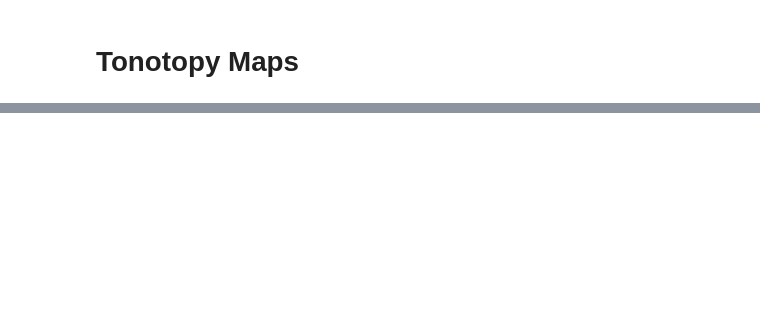
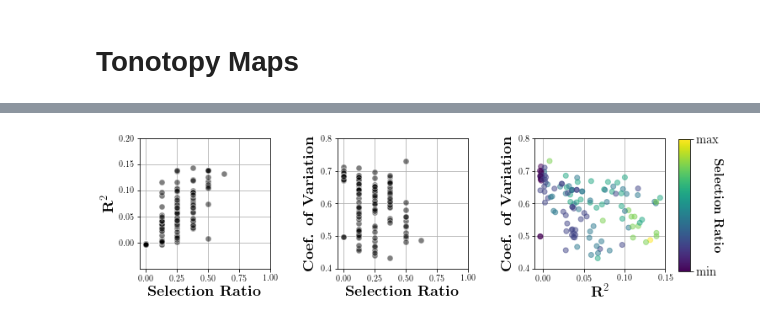
Before and after one commit to BouchardLab/neuroinference, a Jupyter notebook: notebooks/tuning/ecog_tuning_analysis.ipynb, the cells around one changed output, grey strips where cells are left out. Cells and saved outputs as stored; diff of their text form; code cells hidden in the pictures; blank space fills up the shorter version.

```diff
--- a/notebooks/tuning/ecog_tuning_analysis.ipynb
+++ b/notebooks/tuning/ecog_tuning_analysis.ipynb
@@ -246,0 +263,89 @@ plt.tight_layout()
+# %%
+Y = ecog.get_response_matrix(
+    bounds=(40, 60),
+    band='HG',
+    electrodes=None,
+    transform=None)
+# %%
+coef_of_var = np.mean(Y, axis=0) / np.std(Y, axis=0)
+uoi_bic_sr = np.count_nonzero(np.median(fits['uoi_lasso_bic/tuning_coefs'], axis=0), axis=-1) / 8
+uoi_bic_r2 = np.mean(fits['uoi_lasso_bic/r2'], axis=0)
+# %%
+fig, axes = plt.subplots(1, 3, figsize=(10, 3))
+
+
+axes[0].scatter(
+    uoi_bic_sr,
+    uoi_bic_r2,
+    alpha=0.50,
+    s=50,
+    color='k',
+    edgecolor='white')
+
+axes[1].scatter(
+    uoi_bic_sr,
+    coef_of_var,
+    alpha=0.50,
+    s=50,
+    color='k',
+    edgecolor='white')
+
+axes[2].scatter(
+    uoi_bic_r2,
+    coef_of_var,
+    c=plt.get_cmap('viridis')((255 * uoi_bic_sr / np.max(uoi_bic_sr)).astype('int')),
+    alpha=0.50)
+
+cax = fig.add_axes([0.98, 0.2, 0.02, 0.73])
+cb = fig.colorbar(
+    matplotlib.cm.ScalarMappable(cmap='viridis'),
+    ticks=[0, 1],
+    cax=cax,
+    orientation='vertical')
+cb.set_label(r'\textbf{Selection Ratio}',
+             fontsize=15,
+             rotation=270)
+cb.ax.tick_params(labelsize=15)
+cb.ax.set_yticklabels(['min', 'max'])
+
+axes[0].set_xlim([-0.05, 1])
+axes[0].set_xticks([0., 0.25, 0.5, 0.75, 1.0])
+axes[0].set_ylim([-0.05, 0.2])
+axes[0].set_yticks([0, 0.05, 0.1, 0.15, 0.2])
+
+axes[1].set_xlim([-0.05, 1])
+axes[1].set_xticks([0., 0.25, 0.5, 0.75, 1.0])
+axes[1].set_ylim([0.4, 0.8])
+axes[1].set_yticks([0.4, 0.5, 0.6, 0.7, 0.8])
+
+axes[2].set_xlim([-0.01, 0.15])
+axes[2].set_yticks([0, 0.05, 0.1, 0.15])
+axes[2].set_ylim([0.4, 0.8])
+axes[2].set_yticks([0.4, 0.5, 0.6, 0.7, 0.8])
+
+# axes labels
+axes[0].set_xlabel(r'\textbf{Selection Ratio}',
+                   fontsize=18)
+axes[0].set_ylabel(r'$\mathbf{R}^2$',
+                   fontsize=18)
+
+axes[1].set_xlabel(r'\textbf{Selection Ratio}',
+                   fontsize=18)
+axes[1].set_ylabel(r'\textbf{Coef. of Variation}',
+                   fontsize=18)
+
+axes[2].set_xlabel(r'$\mathbf{R}^2$',
+                   fontsize=18)
+axes[2].set_ylabel(r'\textbf{Coef. of Variation}',
+                   fontsize=18)
+for ax in axes:
+    ax.grid('on')
+    ax.set_axisbelow(True)
+    ax.tick_params(labelsize=10)
+    ax.set_aspect((ax.get_xlim()[1] - ax.get_xlim()[0]) /
+                  (ax.get_ylim()[1] - ax.get_ylim()[0]))
+
+plt.tight_layout()
+plt.savefig('ecog_tuning_snr_comparison.pdf', bbox_inches='tight')
+# %% [output]
+[figure, added]
```
Also changed, not shown: parts of 13 cells of this notebook, 1 other file.
